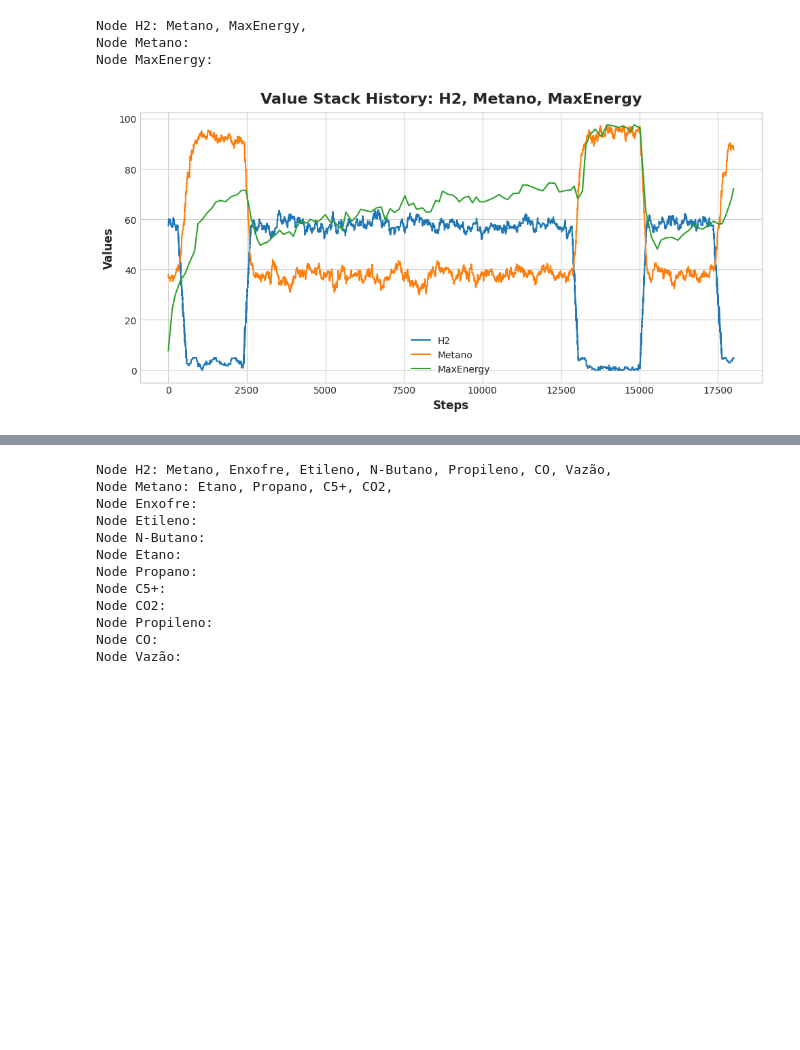
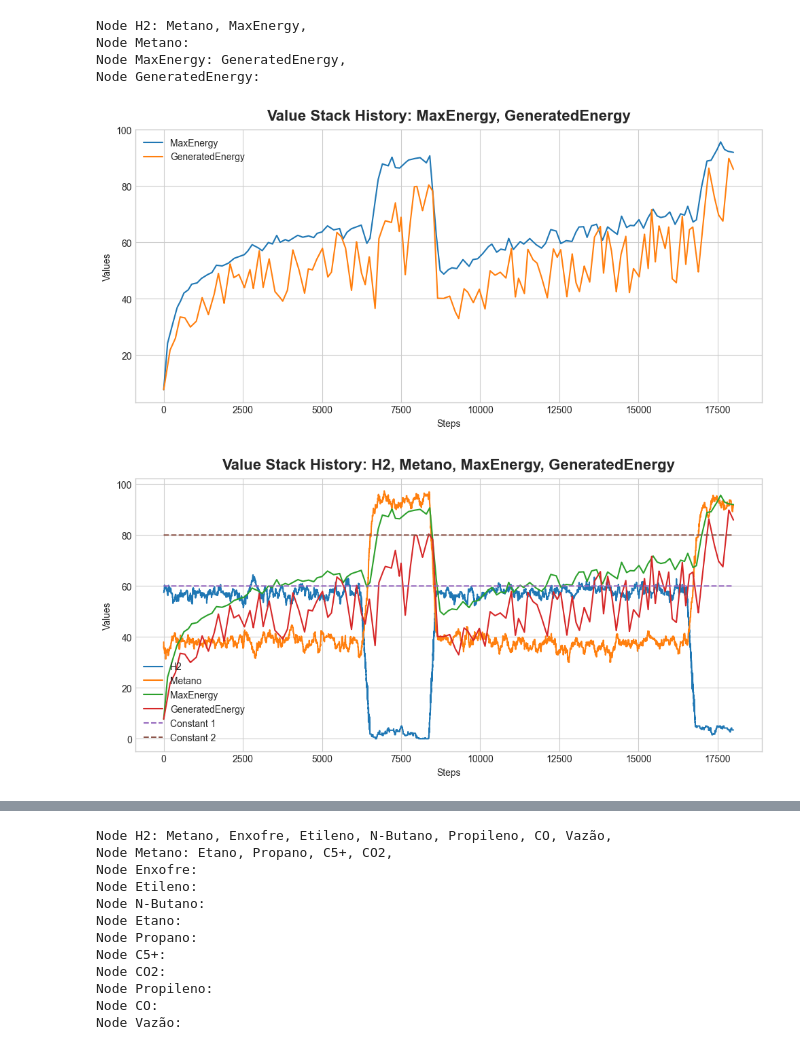
Before and after one commit to gust-vaz/IC_RL_project, a Jupyter notebook: online_2/simulator_draft.ipynb, the cells around one changed output, grey strips where cells are left out. Saved outputs shown, nothing was run; the diff lists cells and outputs as text; code cells hidden in the pictures; blank space fills up the shorter version.

```diff
--- a/online_2/simulator_draft.ipynb
+++ b/online_2/simulator_draft.ipynb
@@ -1,6 +1,6 @@
 # %%
 from simulator_modules.Operators import HighVariability, LowVariability
-from simulator_modules.Relations import LinkH2Metano, LinkMaxEnergyFuel, LinkSimilarBehavior, LinkLongReturn
+from simulator_modules.Relations import LinkH2Metano, LinkMaxEnergyFuel, LinkSimilarBehavior, LinkLongReturn, LinkGeneratedEnergy
 from simulator_modules.TurbineSimulator import Graph, plot_nodes_history, plot_sum_history
 
 
@@ -16,60 +16,75 @@ def create_nodes_and_relations(prob=0.0001):
                              typical_bias=0.1, typical_bias_prob=0.1, theta=1.5, theta_prob=0.1)
     MaxEnergy = LowVariability(lower_bound=0, upper_bound=100, typical_value=20, name="MaxEnergy",
                            theta=0.7, steps_range=(100, 200))
+    GeneratedEnergy = LowVariability(lower_bound=0, upper_bound=100, typical_value=40, name="GeneratedEnergy",
+                                     theta=0.7, steps_range=(100,200))
     # Create relations
     relations = {
         "relation1": LinkH2Metano(limit_lower_bound=75, limit_upper_bound=100,
                                   typical_lower_bound=93, typical_upper_bound=98),
         "relation2": LinkMaxEnergyFuel(start_point=0, typical_bias_prob=0.01, typical_bias=1,
-                                       theta_prob=0.01)
+                                       theta_prob=0.01),
+        "relation3": LinkGeneratedEnergy(typical_bias_prob=0, typical_bias=0.2,
+                                         theta_prob=0.7, theta_bias=0.8),
     }
 
-    return H2, Metano, MaxEnergy, relations
+    return H2, Metano, MaxEnergy, GeneratedEnergy, relations
 
 
 def create_graph():
-    H2, Metano, MaxEnergy, relations = create_nodes_and_relations()
+    H2, Metano, MaxEnergy, GeneratedEnergy, relations = create_nodes_and_relations()
 
     graph = Graph(random_seed=44, debug=True, n_unstable_steps=480)
     node1 = graph.add_node(H2)
     node2 = graph.add_node(Metano)
     node3 = graph.add_node(MaxEnergy)
+    node4 = graph.add_node(GeneratedEnergy)
     graph.add_edge(root=node1, child=node2, strategy=relations["relation1"])
     graph.add_edge(root=node1, child=node3, strategy=relations["relation2"], other_influences=[node2])
+    graph.add_edge(root=node3, child=node4, strategy=relations["relation3"])
 
-    return graph, [node1, node2, node3]
+    return graph, [node1, node2, node3, node4]
 
 
 graph, nodes = create_graph()
-node1, node2, node3 = nodes
+node1, node2, node3, node4 = nodes
 
 graph.display()
 # graph.simulate(17000)
 # graph.simulate(100000)
-# for _ in range(10000):
-#     graph.simulate(1)
 # graph.simulate(6000)
 # graph.simulate(4000)
 
-graph.simulate(18000)
+for i in range(18000):
+    if i >= 6300 and i <= 8500 and i % 500 == 0:
+    # if i == 6300:
+        alerts = True
+    else:
+        alerts = False
+    other_information = {'alert': alerts}
+    graph.simulate(steps=1, other_informations=other_information)
+# graph.simulate(18000)
 # graph.simulate(80000)
 # node1.plot_history()
 # node2.plot_history()
 # node3.plot_history()
 
 # graph.plot_alert_period(node=node1)
 
 # plot_nodes_history(nodes=[node1], range=(4500,5000))
 # plot_nodes_history(nodes=[node2])
-plot_nodes_history(nodes=[node1,node2,node3])
+plot_nodes_history(nodes=[node3,node4])
+plot_nodes_history(nodes=[node1,node2,node3,node4], constants=[60,80])
 # plot_nodes_history(nodes=[node10])
 # plot_nodes_history(nodes=[node11])
 # plot_sum_history(node1, node2)
 # %% [output]
 Node H2: Metano, MaxEnergy,
 Node Metano:
-Node MaxEnergy:
+Node MaxEnergy: GeneratedEnergy,
+Node GeneratedEnergy:
-[figure, old version]
+[figure, new version]
+[figure, added]
 # %%
 from simulator_modules.Operators import HighVariability, LowVariability
 from simulator_modules.Relations import LinkH2Metano, LinkMaxEnergyFuel, LinkSimilarBehavior, LinkLongReturn, LinkGeneratedEnergy
```
Also changed, not shown: parts of 1 cell of this notebook, 4 other files.
